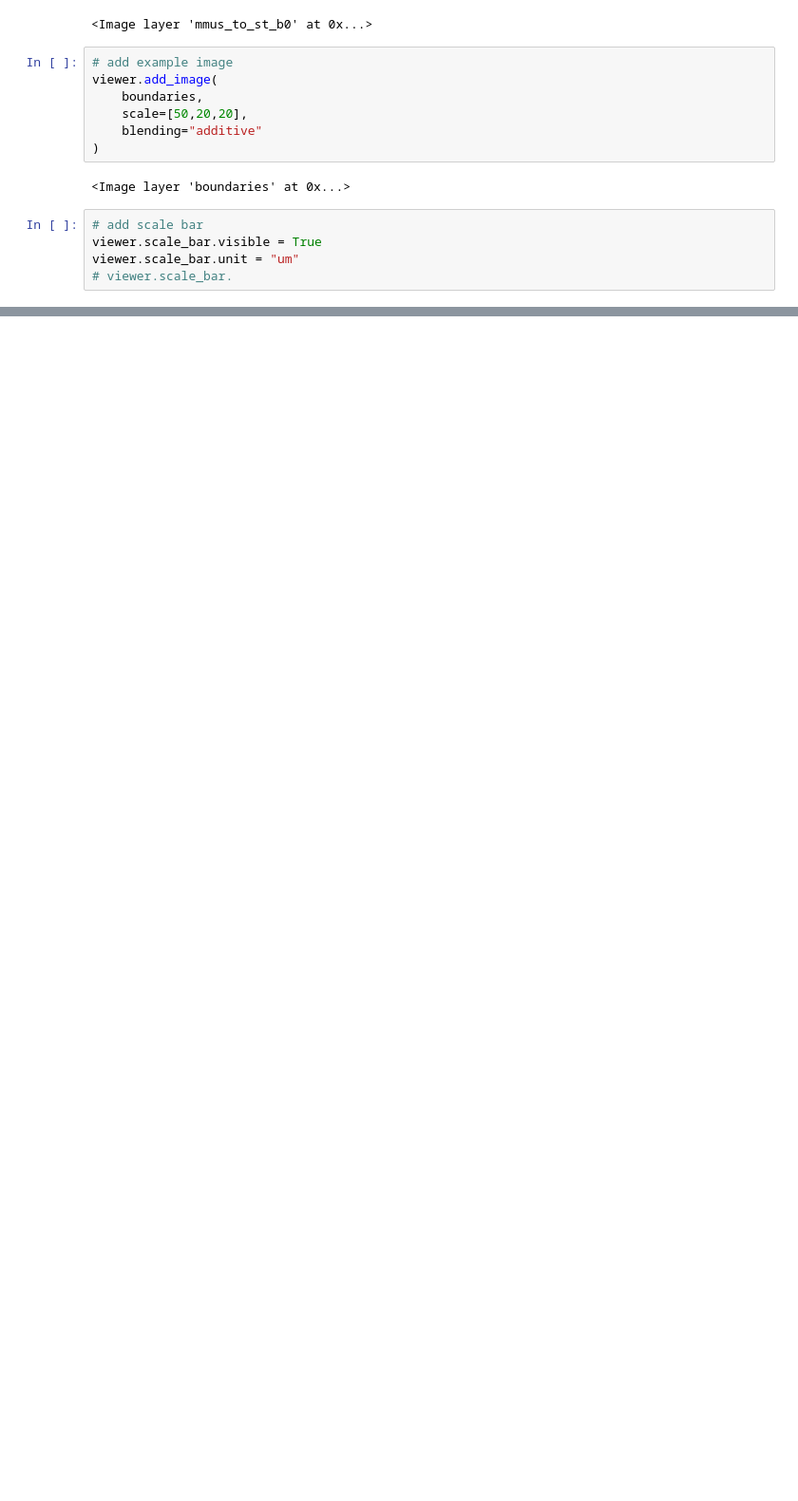
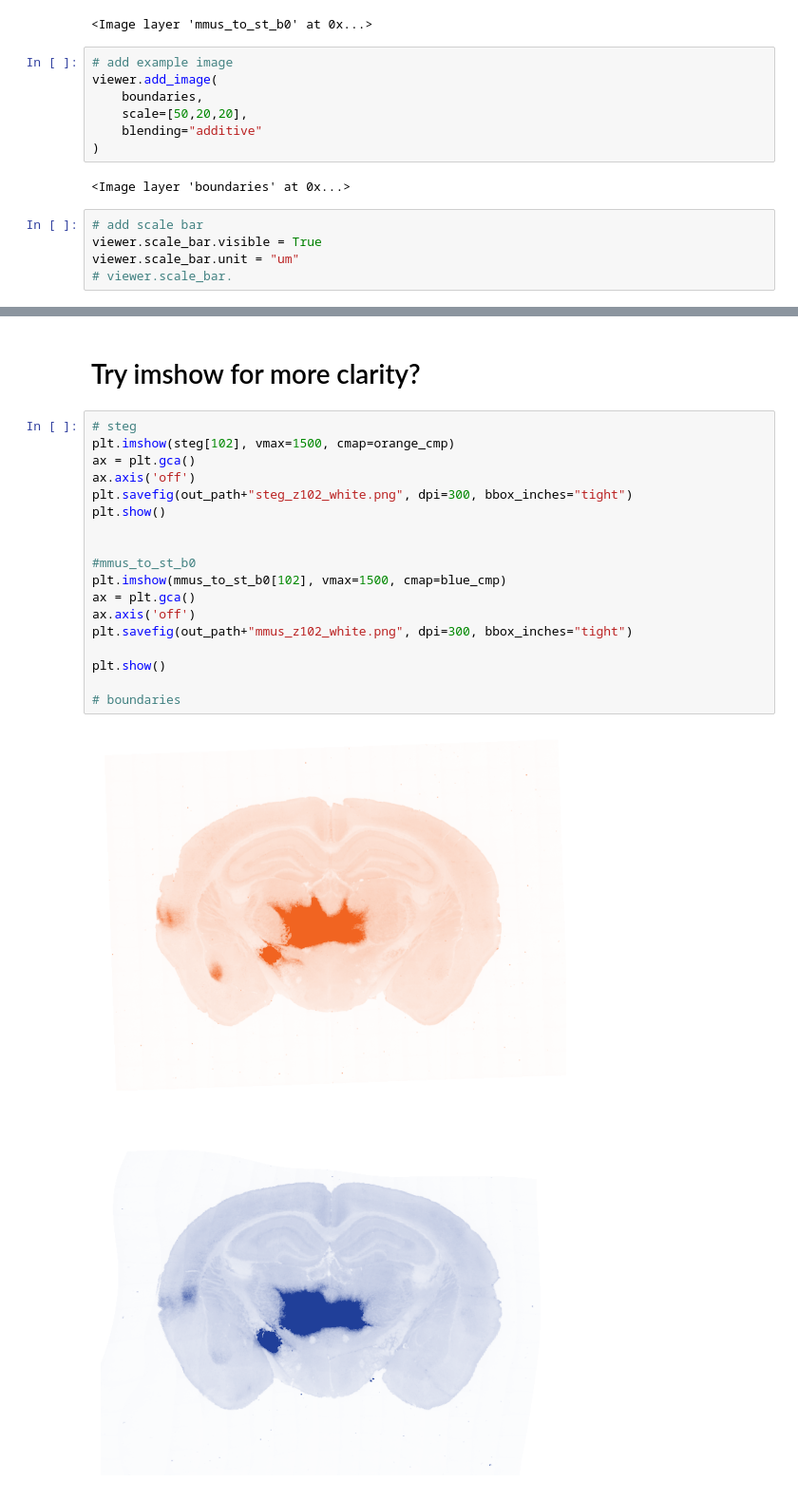
Before and after one commit to eisko/STP_analysis, a Jupyter notebook: lm_sm_visualize.ipynb, the cells around one changed output, grey strips where cells are left out. Shown at 95% size. Drawn from its saved outputs; the diff is of its cells as text; blank space fills up the shorter version.

```diff
--- a/lm_sm_visualize.ipynb
+++ b/lm_sm_visualize.ipynb
@@ -119,0 +121,23 @@ done
+# %% [markdown]
+# Try imshow for more clarity?
+# %%
+# steg
+plt.imshow(steg[102], vmax=1500, cmap=orange_cmp)
+ax = plt.gca()
+ax.axis('off')
+plt.savefig(out_path+"steg_z102_white.png", dpi=300, bbox_inches="tight")
+plt.show()
+
+
+#mmus_to_st_b0
+plt.imshow(mmus_to_st_b0[102], vmax=1500, cmap=blue_cmp)
+ax = plt.gca()
+ax.axis('off')
+plt.savefig(out_path+"mmus_z102_white.png", dpi=300, bbox_inches="tight")
+
+plt.show()
+
+# boundaries
+# %% [output]
+[figure, added]
+[figure, added]
```
Also changed, not shown: parts of 1 cell of this notebook, 2 other files.
